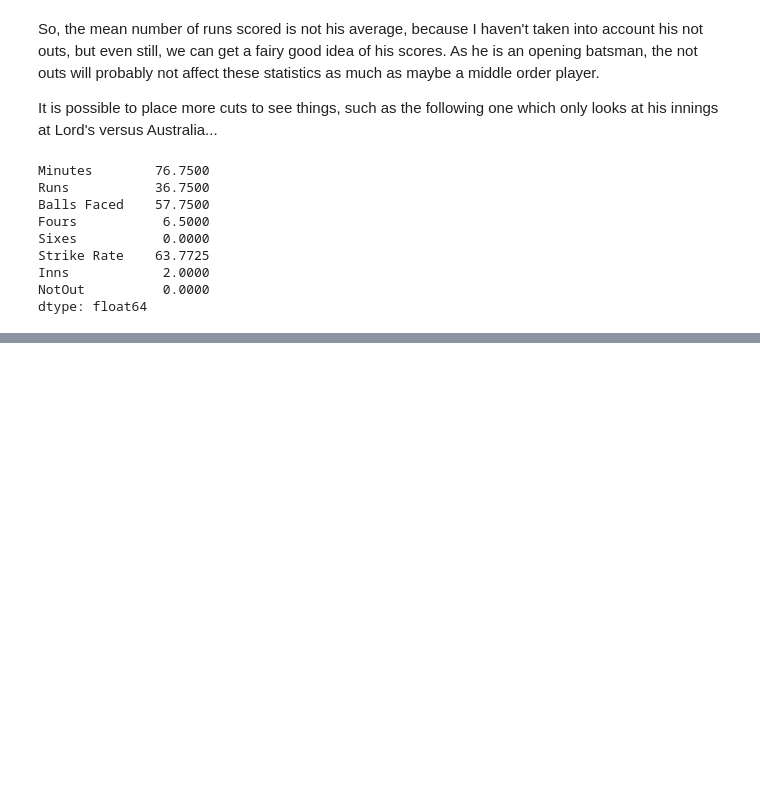
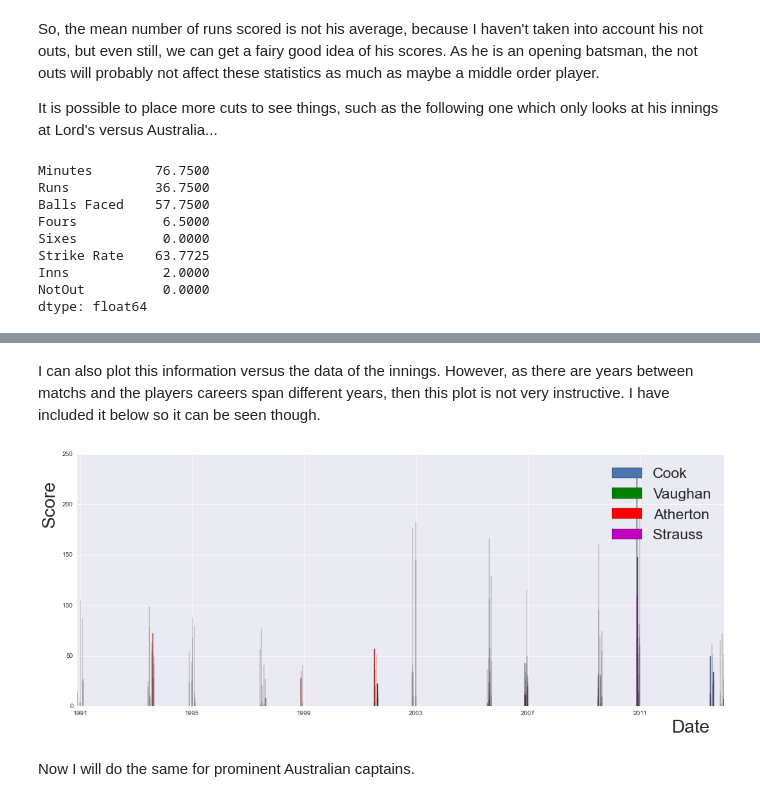
Before and after one commit to maclamont/Cricket, a Jupyter notebook: Cricket.ipynb, the cells around one changed output, grey strips where cells are left out. Drawn from its saved outputs; the diff is of its cells as text; code cells hidden in the pictures; blank space fills up the shorter version.

```diff
--- a/Cricket.ipynb
+++ b/Cricket.ipynb
@@ -323,0 +434,17 @@ dtype: float64
+# %% [markdown]
+I can also plot this information versus the data of the innings.  However, as there are years between matchs and the players careers span different years, then this plot is not very instructive.  I have included it below so it can be seen though.
+# %%
+fig = plt.figure(figsize=(18,7))
+
+plt.bar(dfCookvsAus["Date"],dfCookvsAus["Runs"],label="Cook")
+plt.bar(dfVaughanvsAus["Date"],dfVaughanvsAus["Runs"],label="Vaughan",color='g')
+plt.bar(dfAthertonvsAus["Date"],dfAthertonvsAus["Runs"],label="Atherton",color='r')
+plt.bar(dfStraussvsAus["Date"],dfStraussvsAus["Runs"],label="Strauss",color='m')
+plt.legend(fontsize=23)
+plt.xlabel("Date",fontsize=28,x=0.95,y=1)
+plt.ylabel("Score",fontsize=28,x=0,y=0.8)
+plt.show()
+# %% [output]
+[figure, added]
+# %% [markdown]
+Now I will do the same for prominent Australian captains.
```
Also changed, not shown: parts of 49 cells of this notebook, 4 other files.
